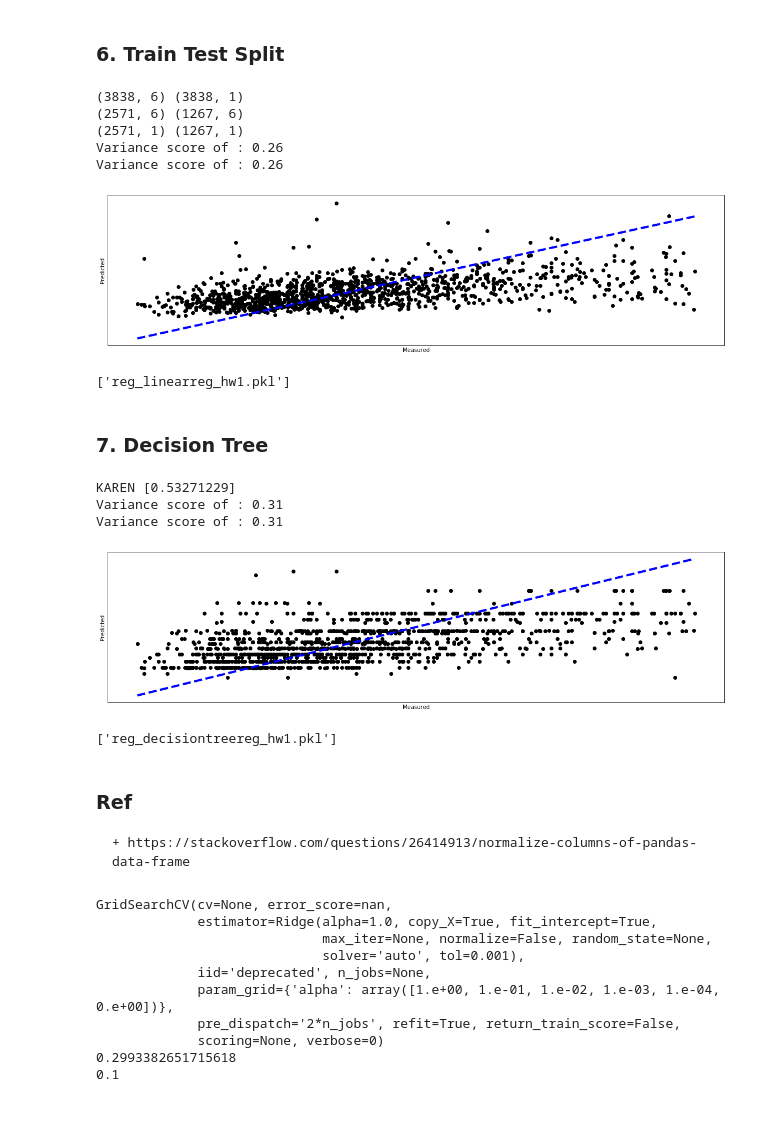
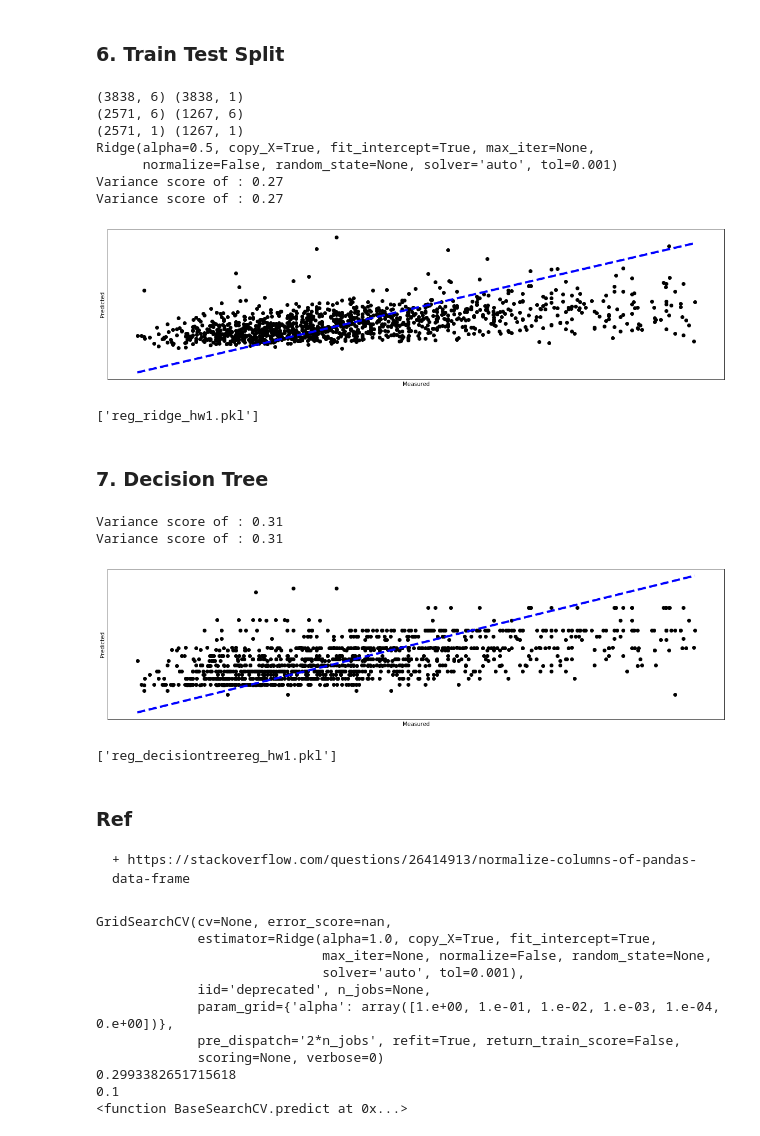
Before and after one commit to karendolan/s14lab1, a Jupyter notebook: lab2/notebooks/lab2_pricing_houses.ipynb, the cells around one changed output. Cells and saved outputs as stored; diff of their text form; code cells hidden in the pictures.

```diff
--- a/lab2/notebooks/lab2_pricing_houses.ipynb
+++ b/lab2/notebooks/lab2_pricing_houses.ipynb
@@ -305,15 +304,15 @@ print(y_train.shape, y_test.shape)
 
 # Determine linear_model (sklearn - above))
 # reg = linear_model.LinearRegression(): 29, 24, 31, 30, 26, 22, 33 (r2 changes each training run)
-# reg = linear_model.BayesianRidge(): 28, 32, 31 (changes each training/test cycle)
+# reg = linear_model.BayesianRidge(compute_score=True, normalize=True)
 # reg = linear_model.LinearRegression() with cross_val_predict: 32
-# reg = linear_model.Ridge(alpha=.5): 24
-reg = linear_model.LinearRegression(normalize=True)
+# reg = linear_model.LinearRegression(normalize=True)
+reg = linear_model.Ridge(alpha=.5)
+# reg = linear_model.Lasso(normalize=True)
 
 # Train linear_model (sklearn)
-# reg.fit(x_train,  np.ravel(y_train))
-reg.fit(x_train,  y_train)
-
+print(reg.fit(x_train,  np.ravel(y_train)))
+# reg.fit(x_train,  y_train)
 
 # cross_val_predict returns an array of the same size as `y` where each entry
 # is a prediction obtained by cross validation:
@@ -324,39 +323,40 @@ y_pred = reg.predict(x_test)
 # Score Method 1: (sklearn)
 # Ref. https://stackoverflow.com/questions/45529907/difference-between-model-score-vs-r2-score
 #  https://scikit-learn.org/stable/modules/generated/sklearn.model_selection.train_test_split.html
 score1 = r2_score(y_test, y_pred)
 # Explained variance score: 1 is perfect prediction
 print('Variance score of : %.2f' % score1)
 
 # Score Method 2 (sklearn)
 score2 = reg.score(x_test, y_test)
 print('Variance score of : %.2f' % score2)
-# print('Cross Value Score: ', cross_val_score(reg, x_test, y_test, cv=3))
 
 # Plot outputs (matplotlab - above)
 # Plot outputs
 plt.figure(figsize=(20, 5))
 plt.scatter(y_test, y_pred, color='black')
 plt.plot([y_test.min(), y_test.max()], [y_test.min(), y_test.max()], 'k--', lw=4, color='blue')
 
 plt.ylabel('Predicted')
 plt.xlabel('Measured')
 
 plt.xticks(())
 plt.yticks(())
 
 plt.show()
 
 # Download model as pkl file
-joblib.dump(reg, 'reg_linearreg_hw1.pkl')
+joblib.dump(reg, 'reg_ridge_hw1.pkl')
 # %% [output]
 (3838, 6) (3838, 1)
 (2571, 6) (1267, 6)
 (2571, 1) (1267, 1)
-Variance score of : 0.26
-Variance score of : 0.26
+Ridge(alpha=0.5, copy_X=True, fit_intercept=True, max_iter=None,
+      normalize=False, random_state=None, solver='auto', tol=0.001)
+Variance score of : 0.27
+Variance score of : 0.27
-[figure, old version]
+[figure, new version]
-['reg_linearreg_hw1.pkl']
+['reg_ridge_hw1.pkl']
 # %% [markdown]
 ### 7. Decision Tree
 # %%
@@ -373,8 +373,6 @@ reg_dt = DecisionTreeRegressor(random_state=0, max_depth=5)
 
 # Fit
 reg_dt.fit(x_train, y_train)
-samplePredict = [[4, 2.5, 3005, 15, 17903.0, 1]]
-print('KAREN', reg_dt.predict(samplePredict))
 
 # Predictions
 # y_pred_dt = cross_val_score(reg_dt, x_train, np.ravel(y_train))
@@ -404,7 +402,6 @@ plt3.show()
 # Download model as pkl file
 joblib.dump(reg, 'reg_decisiontreereg_hw1.pkl')
 # %% [output]
-KAREN [0.53271229]
 Variance score of : 0.31
 Variance score of : 0.31
 [figure]
@@ -443,6 +440,7 @@ GridSearchCV(cv=None, error_score=nan,
              scoring=None, verbose=0)
 0.2993382651715618
 0.1
+<function BaseSearchCV.predict at 0x...>
 # %%
 from sklearn.model_selection import GridSearchCV
 from sklearn.linear_model import LinearRegression, BayesianRidge, LassoLars
```
Also changed, not shown: parts of 2 cells of this notebook, 5 other files.
